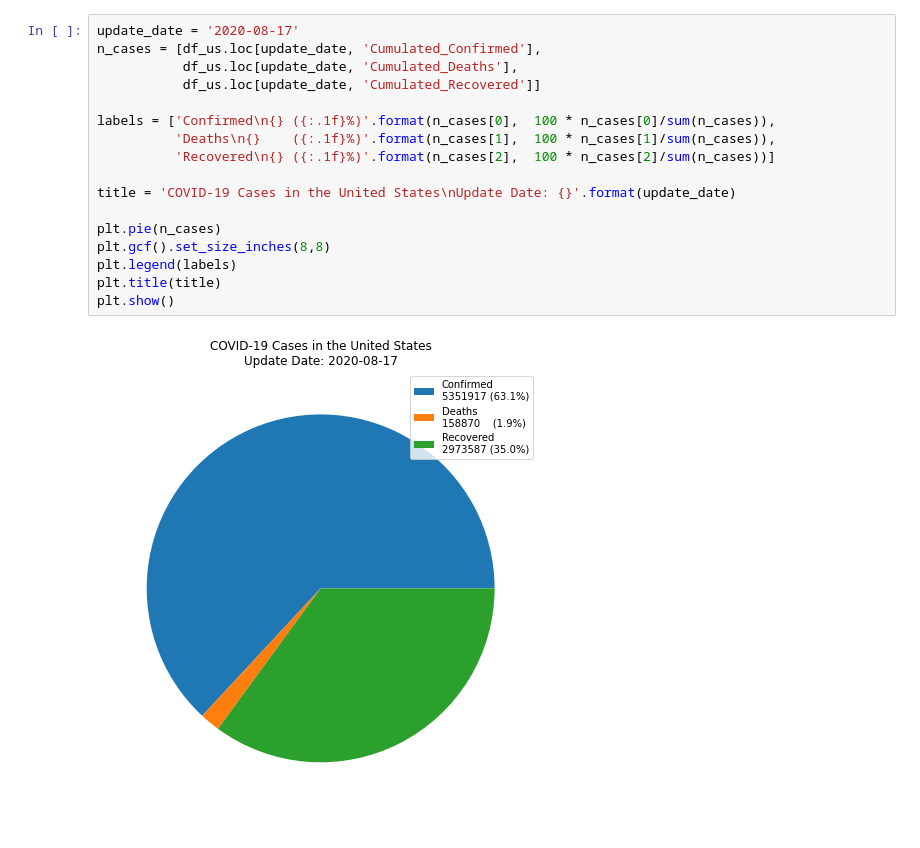
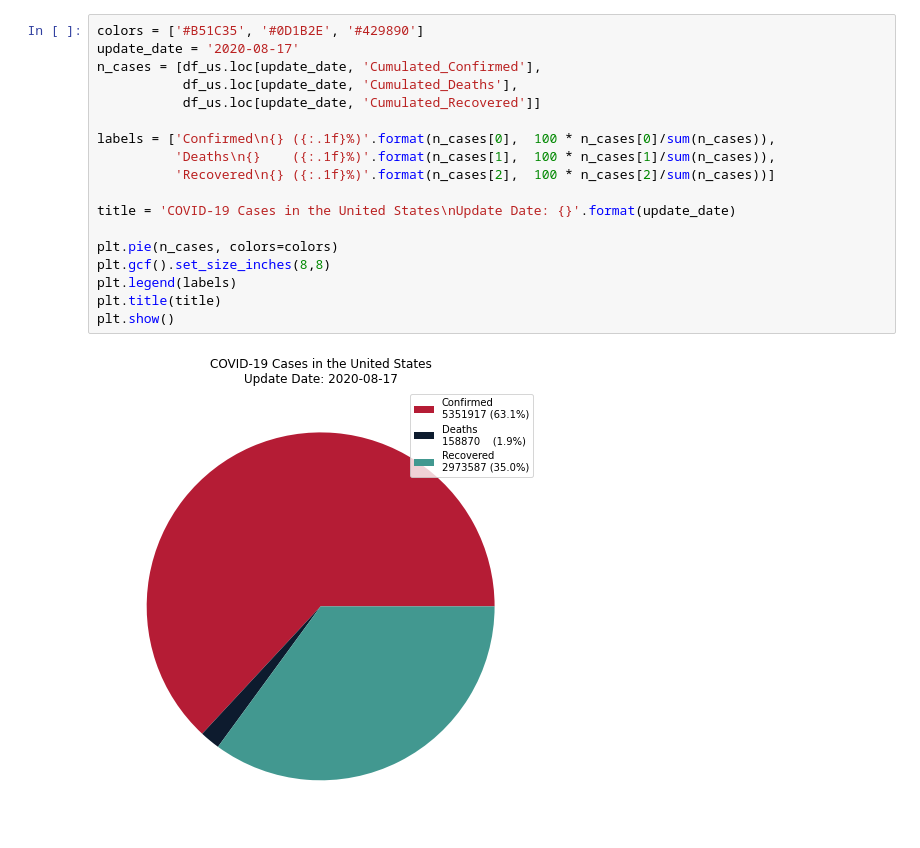
Before and after one commit to calldrj/COVID19.DataMining, a Jupyter notebook: COVID-19.Visualization.ipynb, the cells around one changed output. Drawn from its saved outputs; the diff is of its cells as text.

```diff
--- a/COVID-19.Visualization.ipynb
+++ b/COVID-19.Visualization.ipynb
@@ -49,22 +50,23 @@ dtypes: int64(55)
 memory usage: 81.4 KB
 None
 # %%
+colors = ['#B51C35', '#0D1B2E', '#429890']
 update_date = '2020-08-17'
 n_cases = [df_us.loc[update_date, 'Cumulated_Confirmed'],
            df_us.loc[update_date, 'Cumulated_Deaths'],
            df_us.loc[update_date, 'Cumulated_Recovered']]
 
 labels = ['Confirmed\n{} ({:.1f}%)'.format(n_cases[0],  100 * n_cases[0]/sum(n_cases)),
           'Deaths\n{}    ({:.1f}%)'.format(n_cases[1],  100 * n_cases[1]/sum(n_cases)),
           'Recovered\n{} ({:.1f}%)'.format(n_cases[2],  100 * n_cases[2]/sum(n_cases))]
 
 title = 'COVID-19 Cases in the United States\nUpdate Date: {}'.format(update_date)
 
-plt.pie(n_cases)
+plt.pie(n_cases, colors=colors)
 plt.gcf().set_size_inches(8,8)
 plt.legend(labels)
 plt.title(title)
 plt.show()
 # %% [output]
-[figure, old version]
+[figure, new version]
 # %%
```
Also changed, not shown: parts of 4 cells of this notebook.
